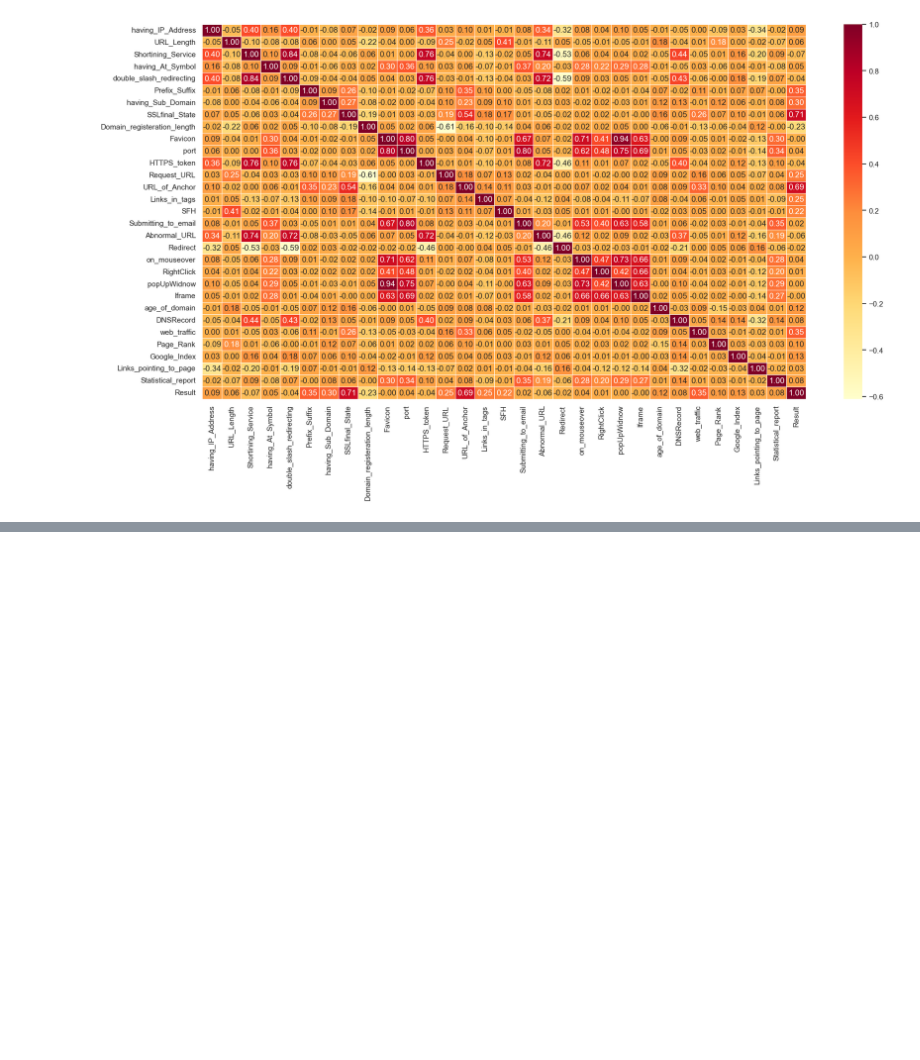
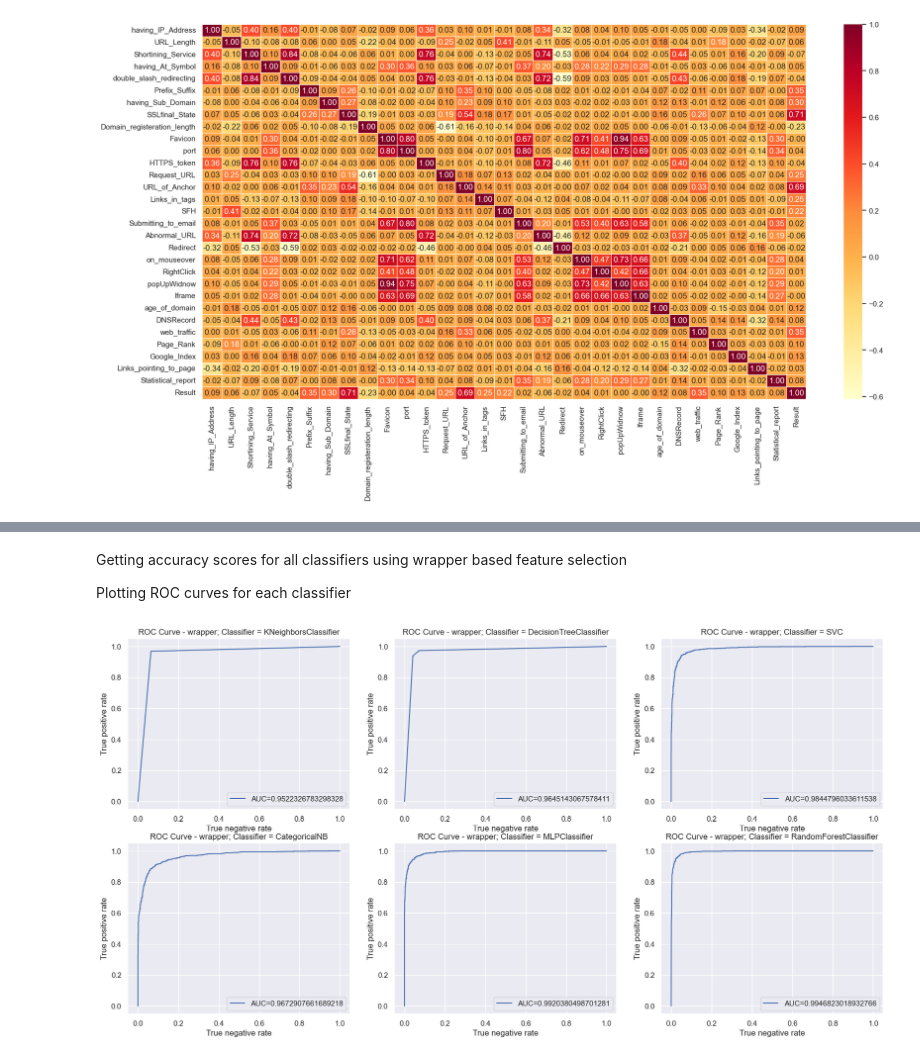
Before and after one commit to MR-adovan/UZOP_project, a Jupyter notebook: data_visiualization_Matija_Radovic.ipynb, the cells around one changed output, grey strips where cells are left out. Saved outputs shown, nothing was run; the diff lists cells and outputs as text; code cells hidden in the pictures; blank space fills up the shorter version.

```diff
--- a/data_visiualization_Matija_Radovic.ipynb
+++ b/data_visiualization_Matija_Radovic.ipynb
@@ -223,0 +309,17 @@ plt.show()
+# %%
+classifiers = initializeClassifiers()
+
+sfs_selected_features = list()
+
+for classifier in classifiers:
+    sfs1 = SFS(classifier,
+            k_features=(15,30),
+            forward=False,
+            floating=False,
+            verbose=1,
+            scoring='accuracy',
+            cv=5,
+            n_jobs=-1)
+    sfs1 = sfs1.fit(X_train, y_train)
+    sfs_selected_features.append(sfs1)
+print(sfs_selected_features)
@@ -223,0 +356,30 @@ plt.show()
+# %% [markdown]
+Getting accuracy scores for all classifiers using wrapper based feature selection
+
+Plotting ROC curves for each classifier
+# %%
+accuracy_scores_sfs = list()
+TPR_sfs = list()
+TNR_sfs = list()
+GM_sfs = list()
+fig, axs = plt.subplots(2, 3)
+for idx, sfs_selected_feature in enumerate(sfs_selected_features):
+    X_train_sfs = sfs_selected_feature.transform(X_train)
+    X_test_sfs = sfs_selected_feature.transform(X_test)
+    classifiers[idx].fit(X_train_sfs,y_train)
+    y_pred = classifiers[idx].predict(X_test_sfs)
+    accuracy_scores_sfs.append(metrics.accuracy_score(y_test,y_pred))
+    TPR_sfs.append(true_positive_rate(y_pred,y_test))
+    TNR_sfs.append(true_negative_rate(y_pred,y_test))
+    y_pred_proba = classifiers[idx].predict_proba(X_test_sfs)[::,1]
+    fpr, tpr, _ = metrics.roc_curve(y_test,  y_pred_proba)
+    auc = metrics.roc_auc_score(y_test, y_pred_proba)
+    axs[idx%2,idx%3].plot(fpr,tpr, label = "AUC="+str(auc))
+    axs[idx%2,idx%3].legend(loc="best")
+    axs[idx%2,idx%3].title.set_text("ROC Curve - wrapper; Classifier = " + classifiers[idx].__class__.__name__)
+    axs[idx%2,idx%3].set(xlabel='True negative rate', ylabel='True positive rate')
+plt.show()
+
+GM_sfs = geometric_mean(TPR_sfs,TNR_sfs)
+# %% [output]
+[figure, added]
```
Also changed, not shown: parts of 21 cells of this notebook.
